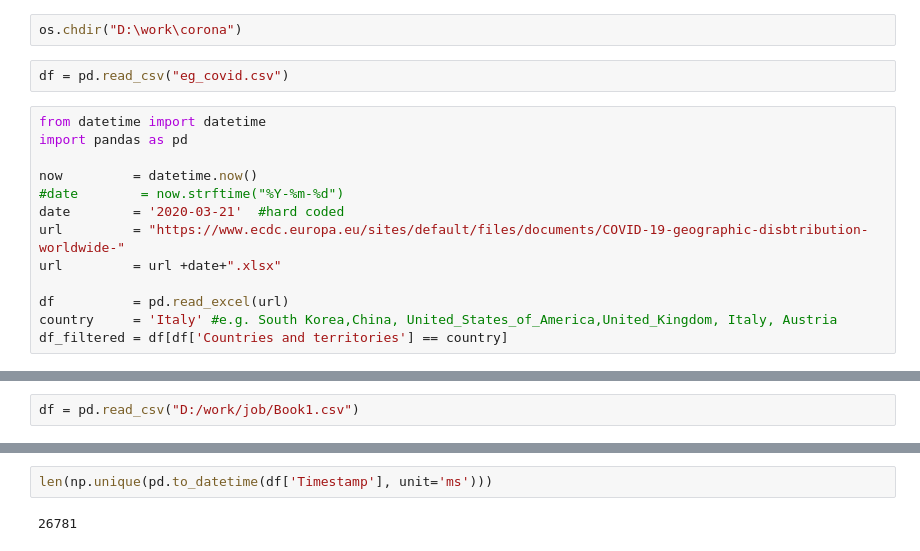
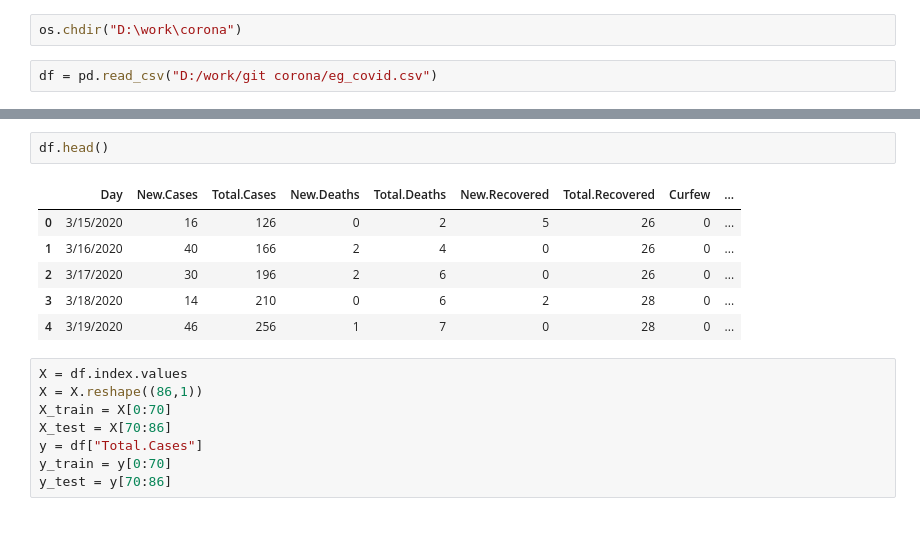
Before and after one commit to Sherif-Embarak/covid-19-egy, a Jupyter notebook: eg_corona.ipynb, the cells around one changed output, grey strips where cells are left out. Drawn from its saved outputs; the diff is of its cells as text.

```diff
--- a/eg_corona.ipynb
+++ b/eg_corona.ipynb
@@ -5,17 +13,4 @@ import matplotlib.dates as mdates
 # %%
 os.chdir("D:\work\corona")
 # %%
-df = pd.read_csv("eg_covid.csv")
+df = pd.read_csv("D:/work/git corona/eg_covid.csv")
-# %%
-from datetime import datetime
-import pandas as pd
-
-now         = datetime.now()
-#date        = now.strftime("%Y-%m-%d")
-date        = '2020-03-21'  #hard coded
-url         = "https://www.ecdc.europa.eu/sites/default/files/documents/COVID-19-geographic-disbtribution-worldwide-"
-url         = url +date+".xlsx"
-
-df          = pd.read_excel(url)
-country     = 'Italy' #e.g. South Korea,China, United_States_of_America,United_Kingdom, Italy, Austria
-df_filtered = df[df['Countries and territories'] == country]
@@ -70,2 +16,0 @@ len(np.unique(mdates.date2num(df_filtered.DateRep)))
-# %%
-df = pd.read_csv("D:/work/job/Book1.csv")
@@ -120,4 +17,17 @@ for i in range(0,10):
-# %%
-len(np.unique(pd.to_datetime(df['Timestamp'], unit='ms')))
-# %% [output]
-26781
+# %%
+df.head()
+# %% [output]
+|  | Day | New.Cases | Total.Cases | New.Deaths | Total.Deaths | New.Recovered | Total.Recovered | Curfew | ... |
+| 0 | 3/15/2020 | 16 | 126 | 0 | 2 | 5 | 26 | 0 | ... |
+| 1 | 3/16/2020 | 40 | 166 | 2 | 4 | 0 | 26 | 0 | ... |
+| 2 | 3/17/2020 | 30 | 196 | 2 | 6 | 0 | 26 | 0 | ... |
+| 3 | 3/18/2020 | 14 | 210 | 0 | 6 | 2 | 28 | 0 | ... |
+| 4 | 3/19/2020 | 46 | 256 | 1 | 7 | 0 | 28 | 0 | ... |
+# %%
+X = df.index.values
+X = X.reshape((86,1))
+X_train = X[0:70]
+X_test = X[70:86]
+y = df["Total.Cases"]
+y_train = y[0:70]
+y_test = y[70:86]
```
Also changed, not shown: parts of 20 cells of this notebook, 2 other files.
